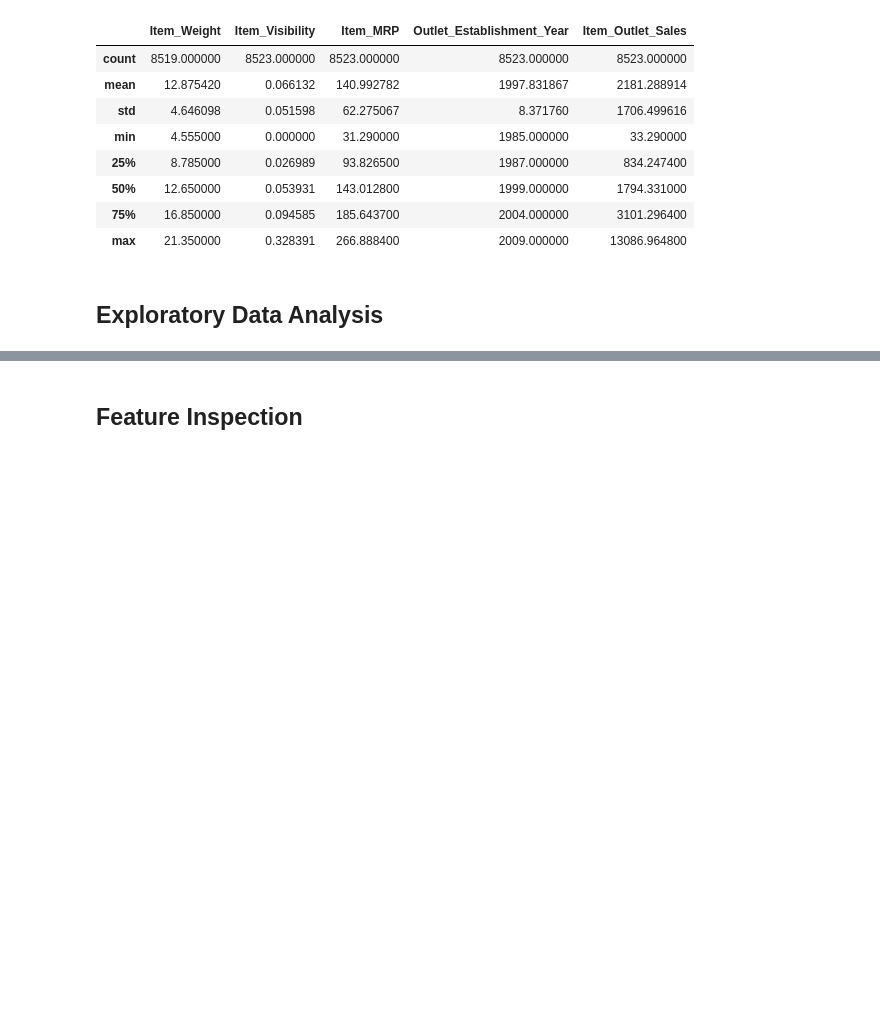
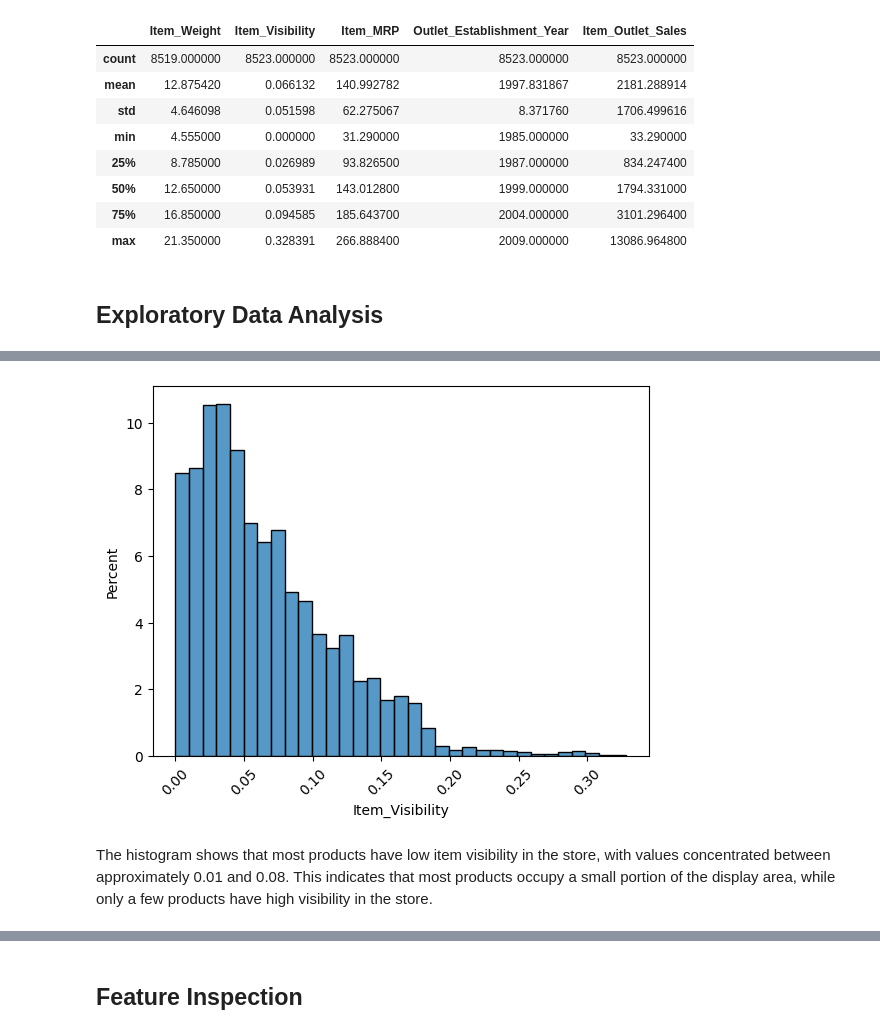
Before and after one commit to Hala-sala7/Prediction-of-Product-Sales, a Jupyter notebook: Prediction_of_Product_Sales.ipynb, the cells around one changed output, grey strips where cells are left out. Saved outputs shown, nothing was run; the diff lists cells and outputs as text; code cells hidden in the pictures; blank space fills up the shorter version.

```diff
--- a/Prediction_of_Product_Sales.ipynb
+++ b/Prediction_of_Product_Sales.ipynb
@@ -280,0 +313,8 @@ df[number_columns].describe()
+# %%
+ax = sns.histplot(data=df, x='Item_Visibility', binwidth=0.01, stat='percent')
+ax.ticklabel_format(style='plain')
+ax.tick_params(axis='x', rotation=45)
+# %% [output]
+[figure, added]
+# %% [markdown]
+The histogram shows that most products have low item visibility in the store, with values concentrated between approximately 0.01 and 0.08. This indicates that most products occupy a small portion of the display area, while only a few products have high visibility in the store.
```
Also changed, not shown: parts of 25 cells of this notebook.
